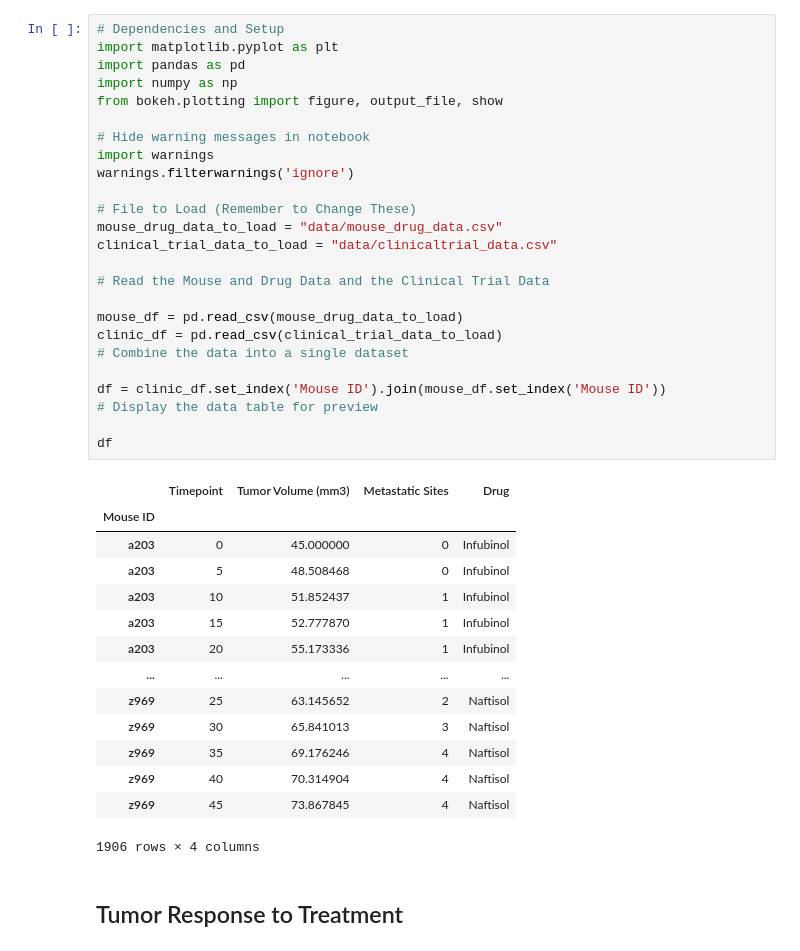
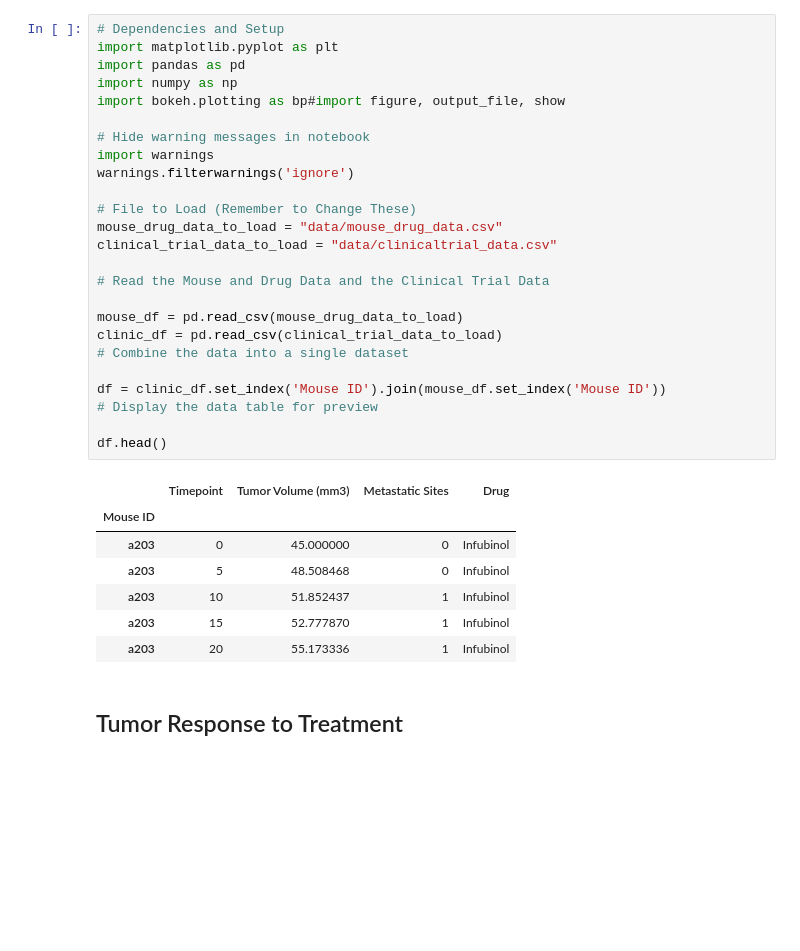
Before and after one commit to CatEggs/Matplotlib-Challenge, a Jupyter notebook: Pymaceuticals/pymaceuticals_starter.ipynb, the cells around one changed output. Cells and saved outputs as stored; diff of their text form; blank space fills up the shorter version.

```diff
--- a/Pymaceuticals/pymaceuticals_starter.ipynb
+++ b/Pymaceuticals/pymaceuticals_starter.ipynb
@@ -2,42 +2,35 @@
 # Dependencies and Setup
 import matplotlib.pyplot as plt
 import pandas as pd
 import numpy as np
-from bokeh.plotting import figure, output_file, show
+import bokeh.plotting as bp#import figure, output_file, show
 
 # Hide warning messages in notebook
 import warnings
 warnings.filterwarnings('ignore')
 
 # File to Load (Remember to Change These)
 mouse_drug_data_to_load = "data/mouse_drug_data.csv"
 clinical_trial_data_to_load = "data/clinicaltrial_data.csv"
 
 # Read the Mouse and Drug Data and the Clinical Trial Data
 
 mouse_df = pd.read_csv(mouse_drug_data_to_load)
 clinic_df = pd.read_csv(clinical_trial_data_to_load)
 # Combine the data into a single dataset
 
 df = clinic_df.set_index('Mouse ID').join(mouse_df.set_index('Mouse ID'))
 # Display the data table for preview
 
-df
+df.head()
 # %% [output]
 |  | Timepoint | Tumor Volume (mm3) | Metastatic Sites | Drug |
 | Mouse ID |  |  |  |  |
 | a203 | 0 | 45.000000 | 0 | Infubinol |
 | a203 | 5 | 48.508468 | 0 | Infubinol |
 | a203 | 10 | 51.852437 | 1 | Infubinol |
 | a203 | 15 | 52.777870 | 1 | Infubinol |
 | a203 | 20 | 55.173336 | 1 | Infubinol |
-| ... | ... | ... | ... | ... |
-| z969 | 25 | 63.145652 | 2 | Naftisol |
-| z969 | 30 | 65.841013 | 3 | Naftisol |
-| z969 | 35 | 69.176246 | 4 | Naftisol |
-| z969 | 40 | 70.314904 | 4 | Naftisol |
-| z969 | 45 | 73.867845 | 4 | Naftisol |
-1906 rows × 4 columns
 # %% [markdown]
 ## Tumor Response to Treatment
 # %%
```
Also changed, not shown: parts of 4 cells of this notebook.
